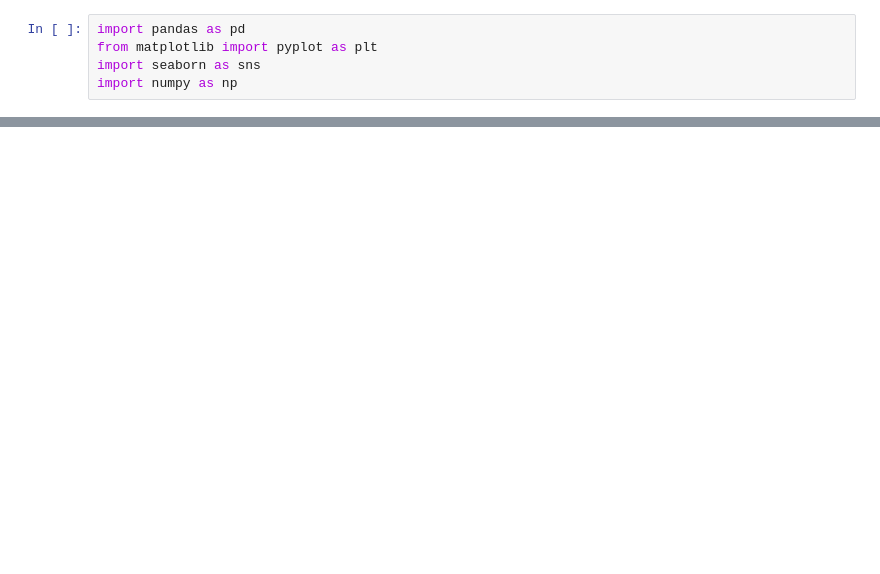
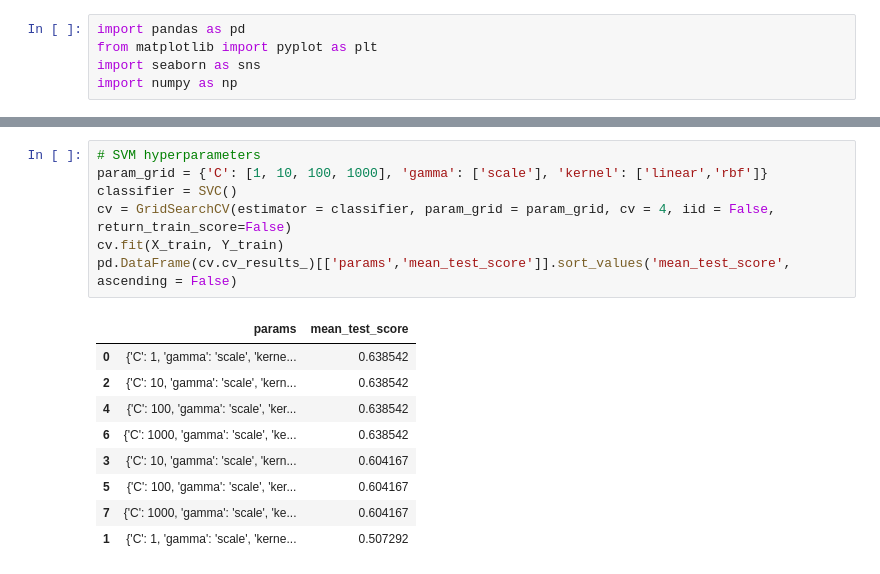
Before and after one commit to Adenordis/Springboard-Capstone-1, a Jupyter notebook: Capstone1_Supervised.ipynb, the cells around one changed output, grey strips where cells are left out. Drawn from its saved outputs; the diff is of its cells as text; blank space fills up the shorter version.

```diff
--- a/Capstone1_Supervised.ipynb
+++ b/Capstone1_Supervised.ipynb
@@ -22,0 +72,17 @@ from sklearn.
+# %%
+# SVM hyperparameters
+param_grid = {'C': [1, 10, 100, 1000], 'gamma': ['scale'], 'kernel': ['linear','rbf']}
+classifier = SVC()
+cv = GridSearchCV(estimator = classifier, param_grid = param_grid, cv = 4, iid = False, return_train_score=False)
+cv.fit(X_train, Y_train)
+pd.DataFrame(cv.cv_results_)[['params','mean_test_score']].sort_values('mean_test_score', ascending = False)
+# %% [output]
+|  | params | mean_test_score |
+| 0 | {'C': 1, 'gamma': 'scale', 'kerne... | 0.638542 |
+| 2 | {'C': 10, 'gamma': 'scale', 'kern... | 0.638542 |
+| 4 | {'C': 100, 'gamma': 'scale', 'ker... | 0.638542 |
+| 6 | {'C': 1000, 'gamma': 'scale', 'ke... | 0.638542 |
+| 3 | {'C': 10, 'gamma': 'scale', 'kern... | 0.604167 |
+| 5 | {'C': 100, 'gamma': 'scale', 'ker... | 0.604167 |
+| 7 | {'C': 1000, 'gamma': 'scale', 'ke... | 0.604167 |
+| 1 | {'C': 1, 'gamma': 'scale', 'kerne... | 0.507292 |
```
Also changed, not shown: parts of 16 cells of this notebook, 3 other files.
